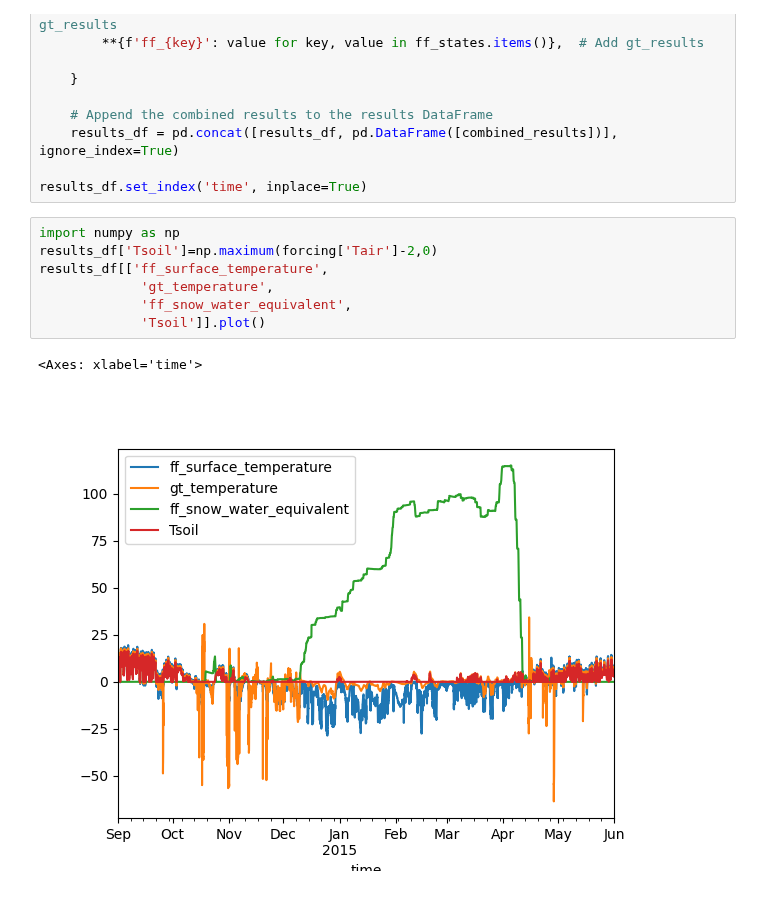
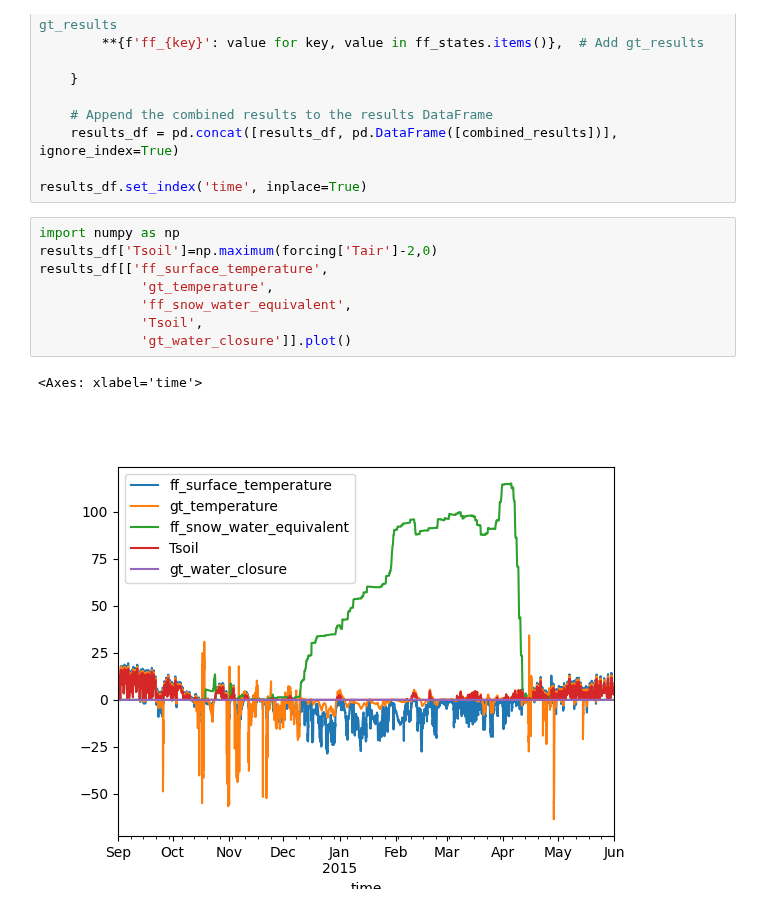
Before and after one commit to LukeEcomod/pyAPES_main, a Jupyter notebook: Examples/Demo_forestfloor.ipynb, the cells around one changed output. Saved outputs shown, nothing was run; the diff lists cells and outputs as text.

Commit message:
minor changes and closures

```diff
--- a/Examples/Demo_forestfloor.ipynb
+++ b/Examples/Demo_forestfloor.ipynb
@@ -90,10 +91,11 @@ results_df.set_index('time', inplace=True)
 # %%
 import numpy as np
 results_df['Tsoil']=np.maximum(forcing['Tair']-2,0)
 results_df[['ff_surface_temperature',
              'gt_temperature',
              'ff_snow_water_equivalent',
-             'Tsoil']].plot()
+             'Tsoil',
+             'gt_water_closure']].plot()
 # %% [output]
 <Axes: xlabel='time'>
-[figure, old version]
+[figure, new version]
```
Also changed, not shown: parts of 3 cells of this notebook, 2 other files.
